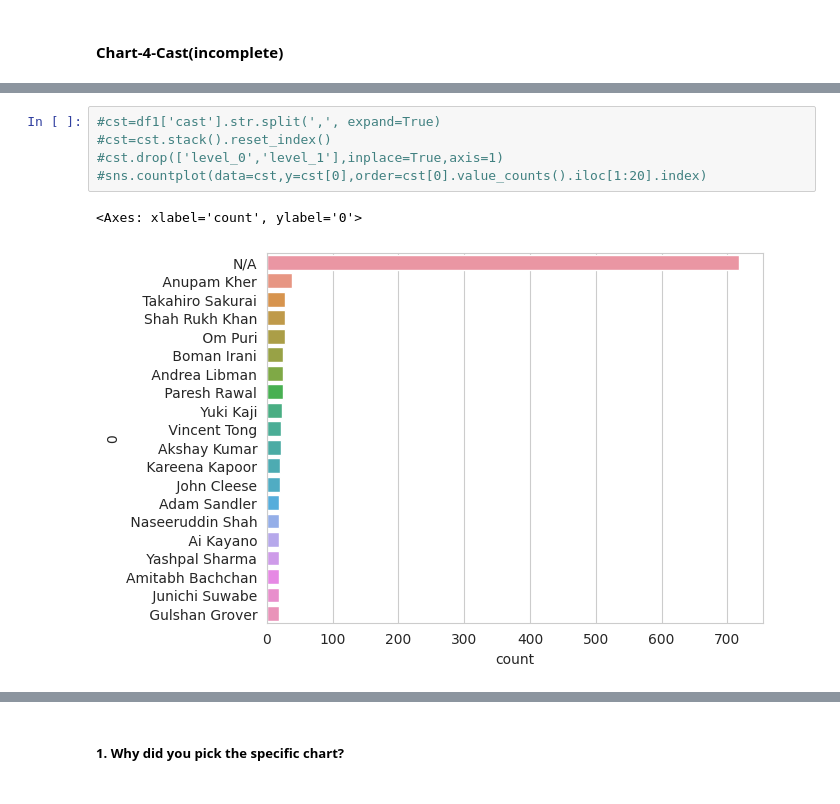
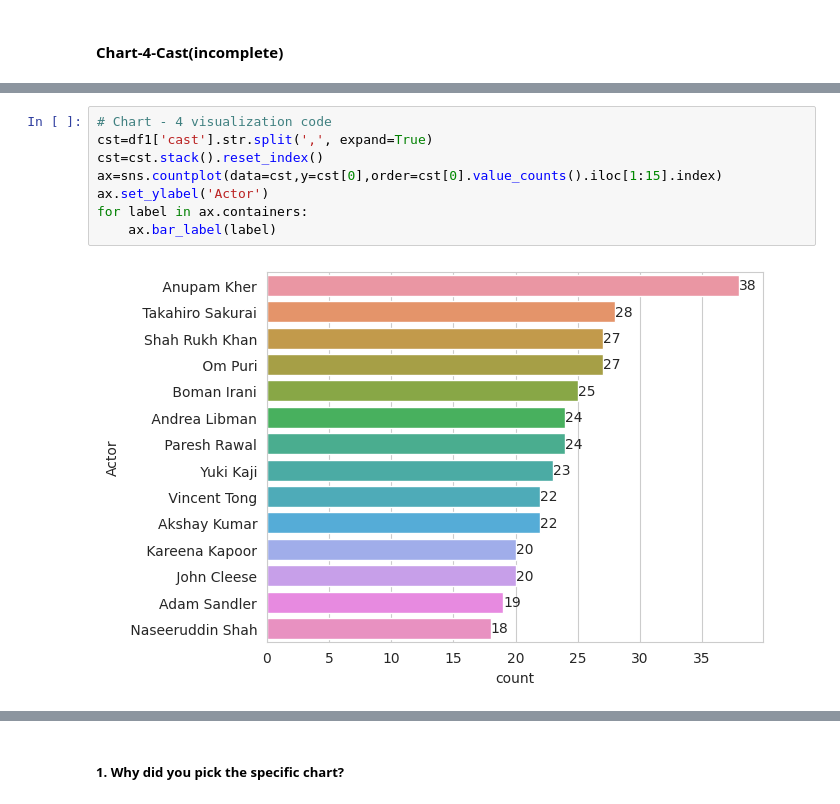
Before and after one commit to Jeetesh-KumarM/CAPSTONE-PROJECT--3--CLUSTERING, a Jupyter notebook: Netflix_Movies_and_TV_Shows_Clustering.ipynb, the cells around one changed output, grey strips where cells are left out. Drawn from its saved outputs; the diff is of its cells as text.

```diff
--- a/Netflix_Movies_and_TV_Shows_Clustering.ipynb
+++ b/Netflix_Movies_and_TV_Shows_Clustering.ipynb
@@ -417,8 +411,10 @@ sns.countplot(y=df1['cast'],order=df1.cast.value_counts().iloc[1:11].index)
 # %%
-#cst=df1['cast'].str.split(',', expand=True)
-#cst=cst.stack().reset_index()
-#cst.drop(['level_0','level_1'],inplace=True,axis=1)
-#sns.countplot(data=cst,y=cst[0],order=cst[0].value_counts().iloc[1:20].index)
+# Chart - 4 visualization code
+cst=df1['cast'].str.split(',', expand=True)
+cst=cst.stack().reset_index()
+ax=sns.countplot(data=cst,y=cst[0],order=cst[0].value_counts().iloc[1:15].index)
+ax.set_ylabel('Actor')
+for label in ax.containers:
+    ax.bar_label(label)
 # %% [output]
-<Axes: xlabel='count', ylabel='0'>
-[figure, old version]
+[figure, new version]
```
Also changed, not shown: parts of 5 cells of this notebook.
